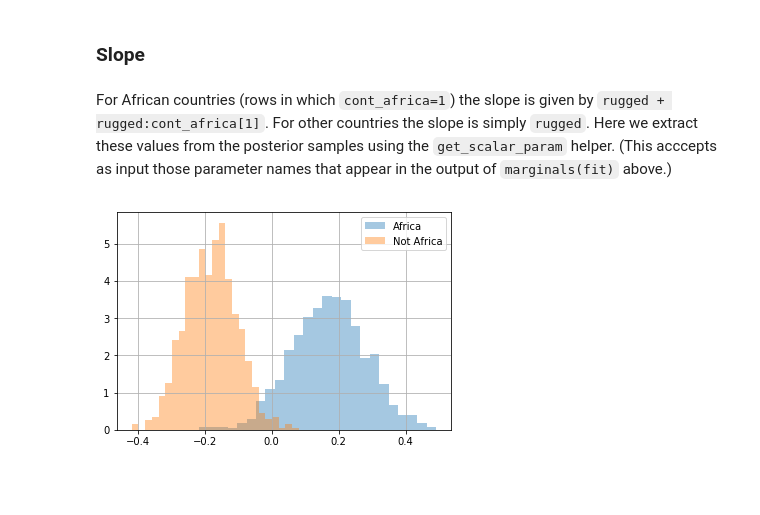
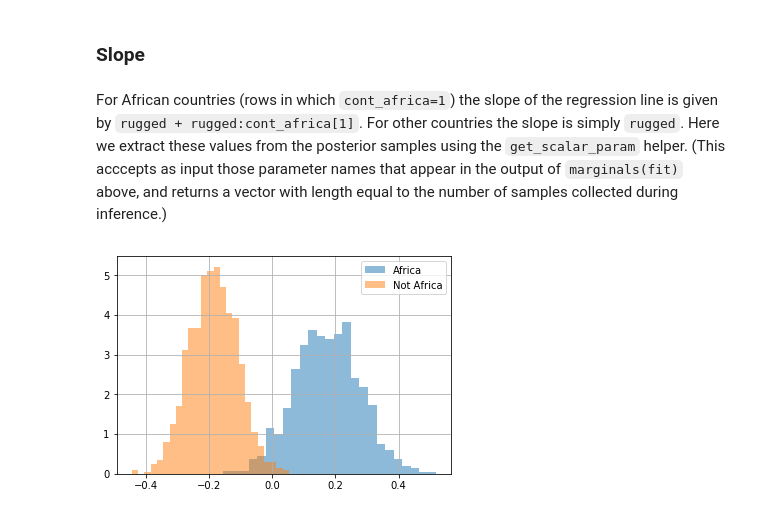
Before and after one commit to pyro-ppl/brmp, a Jupyter notebook: brmp/examples/Africa.ipynb, the cells around one changed output. Drawn from its saved outputs; the diff is of its cells as text; code cells hidden in the pictures; blank space fills up the shorter version.

Commit message:
Extend the Africa example.

```diff
--- a/brmp/examples/Africa.ipynb
+++ b/brmp/examples/Africa.ipynb
@@ -83,8 +71,14 @@ array([[1.   , 1.   , 0.858, 0.858],
        [1.   , 0.   , 2.688, 0.   ]])
 # %% [markdown]
 ## Inference
-# %%
-fit = model.fit(iter=1000)#, backend=numpyro)
+# %%
+fit = model.fit(iter=1000, backend=numpyro)
+# Or using e.g. Pyro/SVI:
+#fit = model.fit(algo='svi',
+#                iter=2500,
+#                num_samples=1000,
+#                autoguide=AutoIAFNormal,
+#                optim=Adam({'lr': 0.03}))
 # %%
 marginals(fit)
 # %% [output]
@@ -147,16 +188,16 @@ plot_rugged_vs_log_gdp(fit, 1)
 # %% [markdown]
 ### Slope
 # %% [markdown]
-For African countries (rows in which `cont_africa=1`) the slope is given by `rugged + rugged:cont_africa[1]`. For other countries the slope is simply `rugged`. Here we extract these values from the posterior samples using the `get_scalar_param` helper. (This acccepts as input those parameter names that appear in the output of `marginals(fit)` above.)
+For African countries (rows in which `cont_africa=1`) the slope of the regression line is given by `rugged + rugged:cont_africa[1]`. For other countries the slope is simply `rugged`. Here we extract these values from the posterior samples using the `get_scalar_param` helper. (This acccepts as input those parameter names that appear in the output of `marginals(fit)` above, and returns a vector with length equal to the number of samples collected during inference.)
 # %%
 rugged = get_scalar_param(fit, 'b_rugged')
 rugged_cont_africa = get_scalar_param(fit, 'b_rugged:cont_africa[1]')
 gamma_africa = rugged + rugged_cont_africa
 gamma_not_africa = rugged
 # %%
-hist(gamma_africa, bins=25, alpha=0.4, density=True, label='Africa');
-hist(gamma_not_africa, bins=25, alpha=0.4, density=True, label='Not Africa');
+hist(gamma_africa, bins=25, alpha=0.5, density=True, label='Africa');
+hist(gamma_not_africa, bins=25, alpha=0.5, density=True, label='Not Africa');
 grid()
 legend();
 # %% [output]
-[figure, old version]
+[figure, new version]
```
Also changed, not shown: parts of 13 cells of this notebook.
